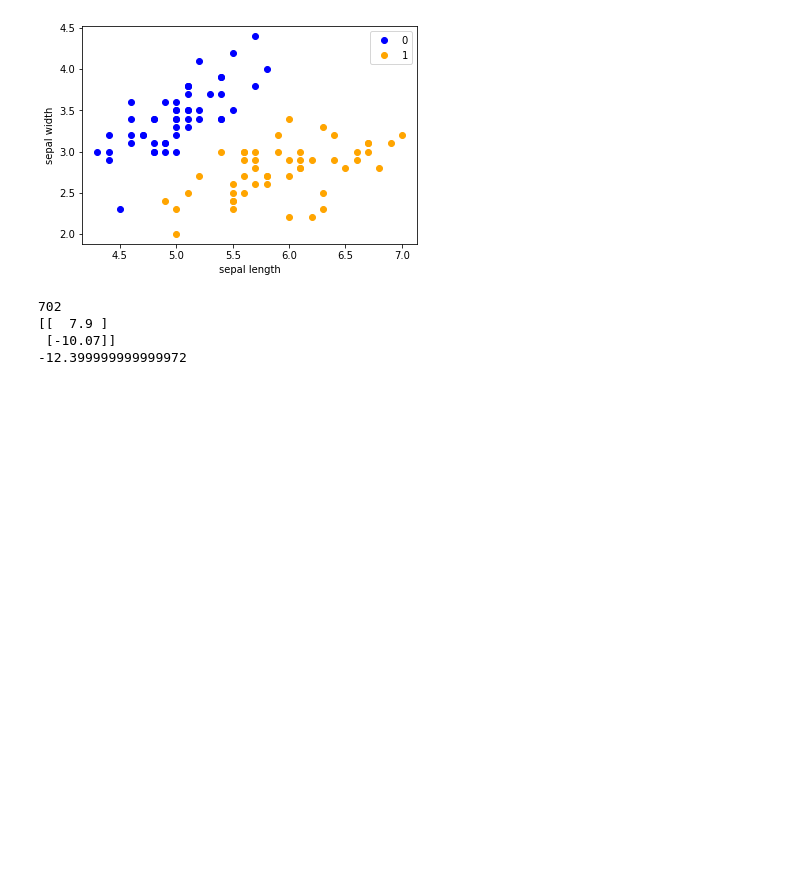
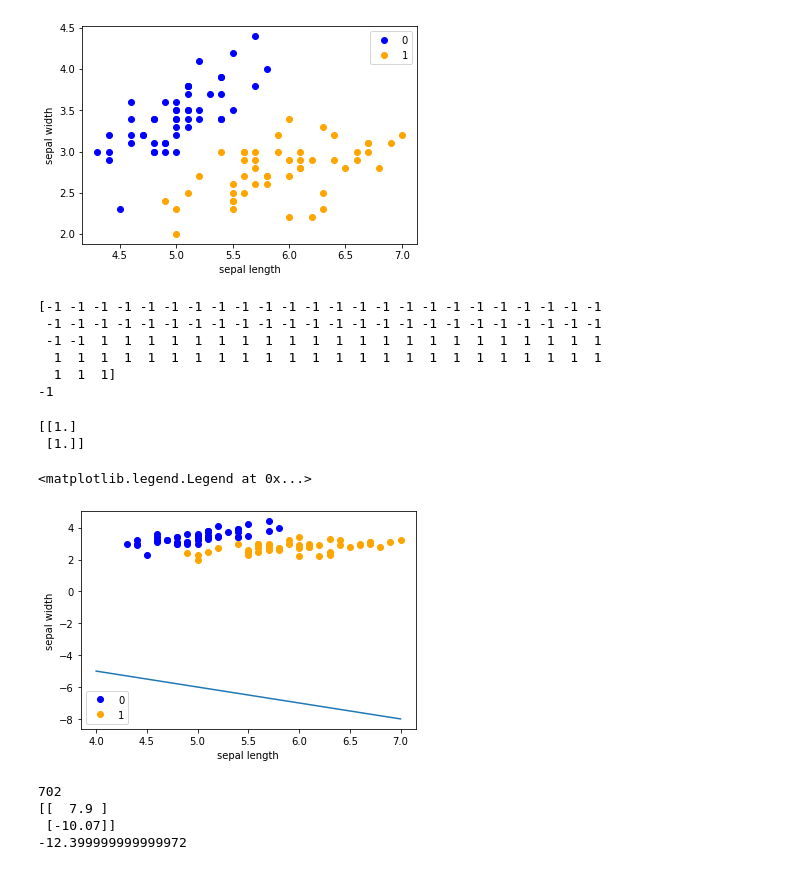
Before and after one commit to Sanketbodake1998/machinelearning, a Jupyter notebook: algorithms/Perceptron Gradient Descent.ipynb, the cells around one changed output. Saved outputs shown, nothing was run; the diff lists cells and outputs as text; code cells hidden in the pictures; blank space fills up the shorter version.

```diff
--- a/algorithms/Perceptron Gradient Descent.ipynb
+++ b/algorithms/Perceptron Gradient Descent.ipynb
@@ -23,16 +26,41 @@ plt.legend()
 # %%
 # Update y into -1 and 1
 y=np.array([1 if i==1 else -1 for i in y])
+print(y)
+print(y[49])
+# %% [output]
+[-1 -1 -1 -1 -1 -1 -1 -1 -1 -1 -1 -1 -1 -1 -1 -1 -1 -1 -1 -1 -1 -1 -1 -1
+ -1 -1 -1 -1 -1 -1 -1 -1 -1 -1 -1 -1 -1 -1 -1 -1 -1 -1 -1 -1 -1 -1 -1 -1
+ -1 -1  1  1  1  1  1  1  1  1  1  1  1  1  1  1  1  1  1  1  1  1  1  1
+  1  1  1  1  1  1  1  1  1  1  1  1  1  1  1  1  1  1  1  1  1  1  1  1
+  1  1  1]
+-1
 # %%
 #################################
 # Gradient Descent
 #################################
 # Initialize parameters
 w=np.ones((X.shape[1],1));
+print(w)
 b=1;
 learning_rate=0.1;
 Round=0;
 All_Correct=False;
+# %% [output]
+[[1.]
+ [1.]]
+# %%
+x_points = np.linspace(4,7,10)
+y_ = -(w[0]*x_points + b)/w[1]
+plt.plot(x_points, y_)
+plt.plot(X[:50, 0], X[:50, 1], 'bo', color='blue', label='0')
+plt.plot(X[50:99, 0], X[50:99, 1], 'bo', color='orange', label='1')
+plt.xlabel('sepal length')
+plt.ylabel('sepal width')
+plt.legend()
+# %% [output]
+<matplotlib.legend.Legend at 0x...>
+[figure, added]
 # %%
 # Start Gradient Descent
 while not All_Correct:
```
Also changed, not shown: parts of 1 cell of this notebook, 2 other files.
